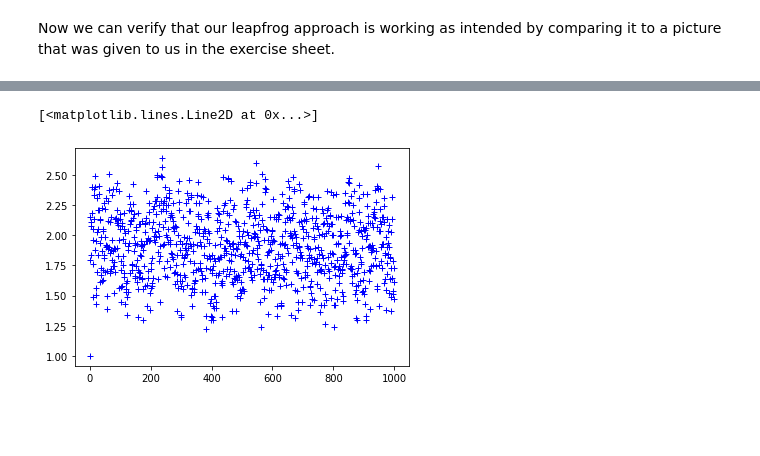
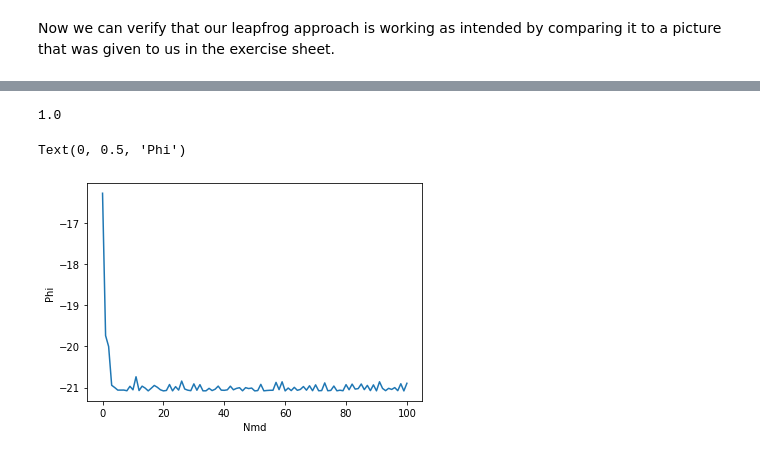
Before and after one commit to Trico94/physics760_Martin, a Jupyter notebook: Exercise 3/exercise3.ipynb, the cells around one changed output, grey strips where cells are left out. Saved outputs shown, nothing was run; the diff lists cells and outputs as text; code cells hidden in the pictures; blank space fills up the shorter version.

```diff
--- a/Exercise 3/exercise3.ipynb
+++ b/Exercise 3/exercise3.ipynb
@@ -121,36 +145,56 @@ With your working leapfrog integrator, code up the HMC algorithm for the long-ra
 # %%
-Nmd = 100
-phi_array = [1]
+beta_J=1
+beta_h=0.5
+N=20
+
+Nmd = 4
+phi_array = [0]
 prob = []
-nTrajs = 1000
+nTrajs = 100
 p_step = phi_step = 0
 
 for traj in range(nTrajs):
-    # sampling p from the normal distribution
+    # We are sampling p from the normal distribution...
     p_start = rd.random()
+
+    # and taking the phi from the last step.
     phi_start = phi_array[-1]
+
     # calculate the energy before the leapfrog
-    energy_start = hamiltonian_artificial(p_start, phi_start)
+    energy_start = hamiltonian_artificial(p_start, phi_start, N, beta_J, beta_h)
 
-    # now do leapfrog
-    p_step, phi_step = leapfrog(p_start, phi_start, Nmd)
+    # now do leapfrog to get new values for p and phi
+    p_step, phi_step = leapfrog(p_start, phi_start, Nmd, N, beta_J, beta_h)
 
-    # calculate new value of energy
-    energy_end = hamiltonian_artificial(p_step, phi_step)
+    # calculate the energy after the leapfrog
+    energy_end = hamiltonian_artificial(p_step, phi_step, N, beta_J, beta_h)
 
     # now do accept/reject
-    if rd.random() <= np.exp(energy_start-energy_end):  # accept!
+    # if the random number is equal/less then the difference between the
+    # energies, accapt!
+    if rd.random() <= np.exp(energy_start-energy_end):
         phi_array.append(phi_step)
         prob.append(1.)
     else:  # reject
-        ab.append(phi_start)
+        #print("rejected")
+        phi_array.append(phi_start)
         prob.append(0.)
+
+print(np.average(np.array(prob)))
 phi_array = np.array(phi_array)
+# %% [output]
+1.0
-# %%
-plt.plot(phi_array, "b+")
-#plt.xlim(0, 4000)
-# %% [output]
-[<matplotlib.lines.Line2D at 0x...>]
-[figure, removed]
+# %%
+#plt.plot(phi_array)
+y_werte_array=np.zeros(len(phi_array))
+for i in range(len(y_werte_array)):
+    y_werte_array[i]=(phi_array[i]**2/(2*beta_J/N))-N*math.log(2*math.cosh(phi_array[i]+beta_h))
+plt.plot(y_werte_array)
+plt.xlabel("Nmd")
+plt.ylabel("Phi")
+#plt.xlim(-5, 500)
+# %% [output]
+Text(0, 0.5, 'Phi')
+[figure, added]
 # %% [markdown]
 ## Exercise 5
```
Also changed, not shown: parts of 20 cells of this notebook.
